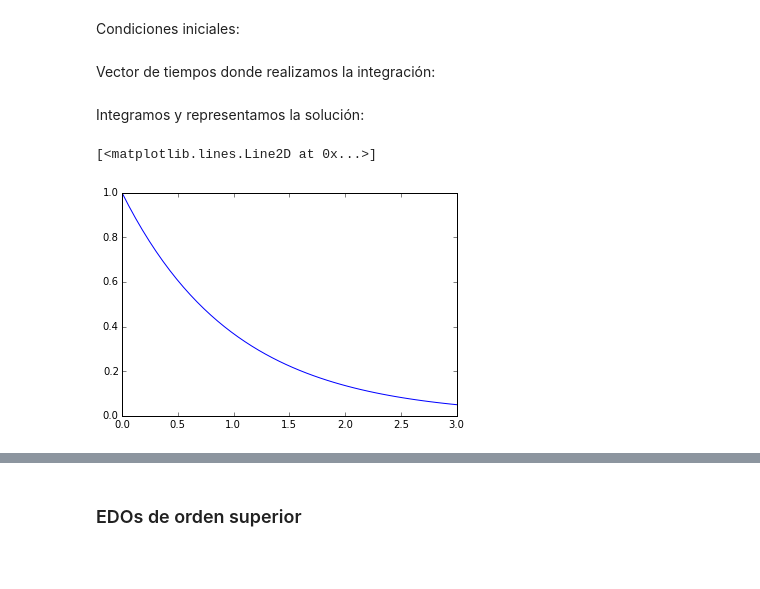
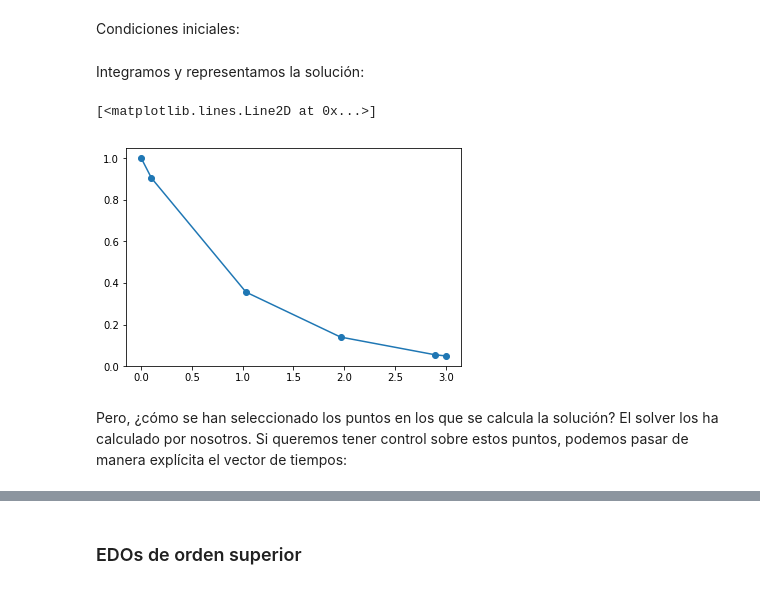
Before and after one commit to AeroPython/Curso_AeroPython, a Jupyter notebook: notebooks_completos/035-SciPy-EcuacionesDiferencialesOrdinarias.ipynb, the cells around one changed output, grey strips where cells are left out. Cells and saved outputs as stored; diff of their text form; code cells hidden in the pictures; blank space fills up the shorter version.

```diff
--- a/notebooks_completos/035-SciPy-EcuacionesDiferencialesOrdinarias.ipynb
+++ b/notebooks_completos/035-SciPy-EcuacionesDiferencialesOrdinarias.ipynb
@@ -26,7 +26,7 @@ $$y' + y = 0$$
 
 $$f(y, t) = \frac{dy}{dt} = -y$$
 # %%
-def f(y, t):
-    return -y
+def f(t, y):
+    return np.array([-y])
 # %% [markdown]
 Condiciones iniciales:
@@ -35,12 +33,16 @@ y0 = 1
-# %% [markdown]
-Vector de tiempos donde realizamos la integración:
 # %%
-t = np.linspace(0, 3)
+y0 = np.array([1])
+
+tini = 0
+tfin = 3
 # %% [markdown]
 Integramos y representamos la solución:
 # %%
-sol = odeint(f, y0, t)
-plt.plot(t, sol)
+sol = solve_ivp(f, (tini, tfin), y0)
+
+plt.plot(sol.t, sol.y[0, :], 'o-')
 # %% [output]
 [<matplotlib.lines.Line2D at 0x...>]
-[figure, old version]
+[figure, new version]
+# %% [markdown]
+Pero, ¿cómo se han seleccionado los puntos en los que se calcula la solución? El solver los ha calculado por nosotros. Si queremos tener control sobre estos puntos, podemos pasar de manera explícita el vector de tiempos:
```
Also changed, not shown: parts of 15 cells of this notebook.
